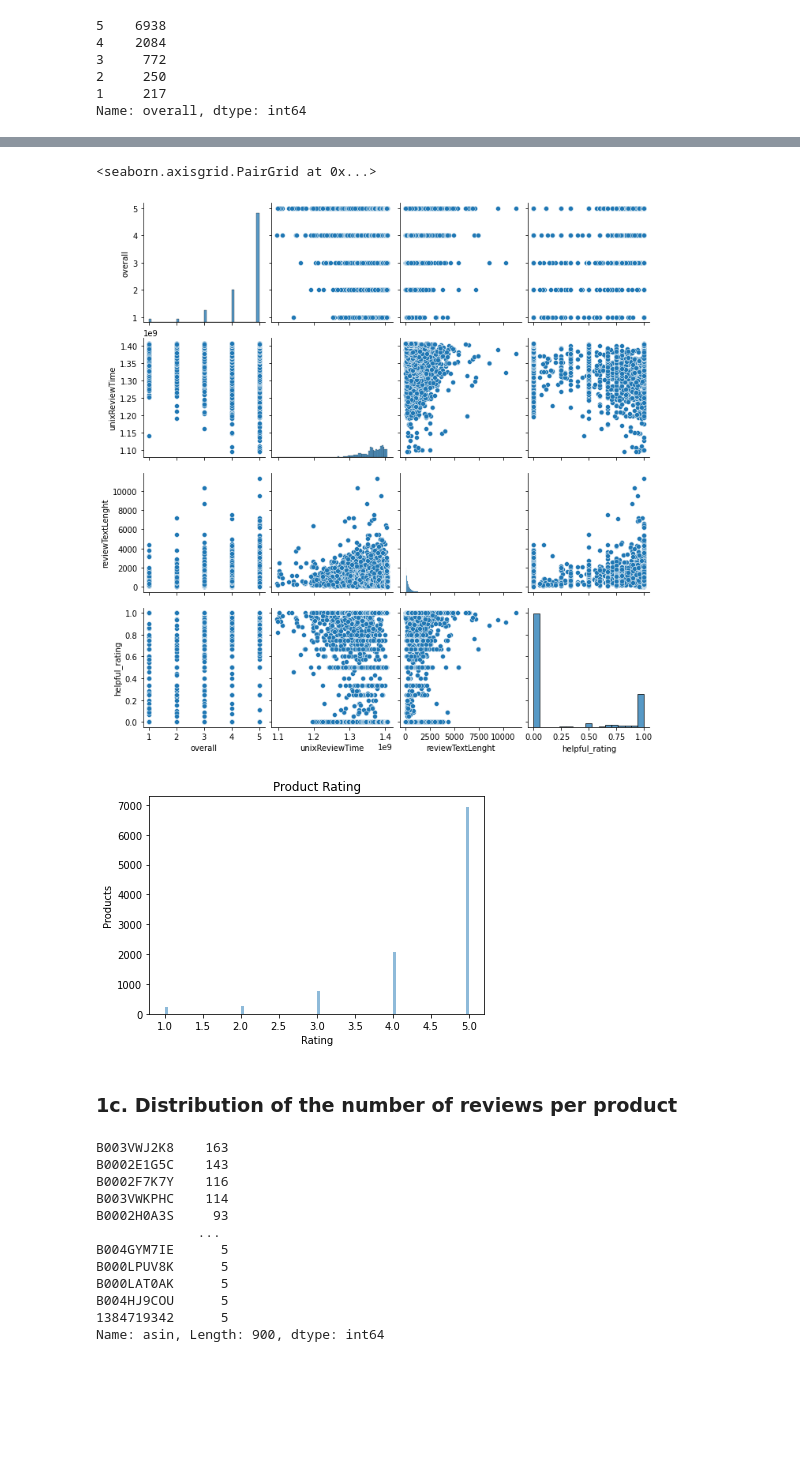
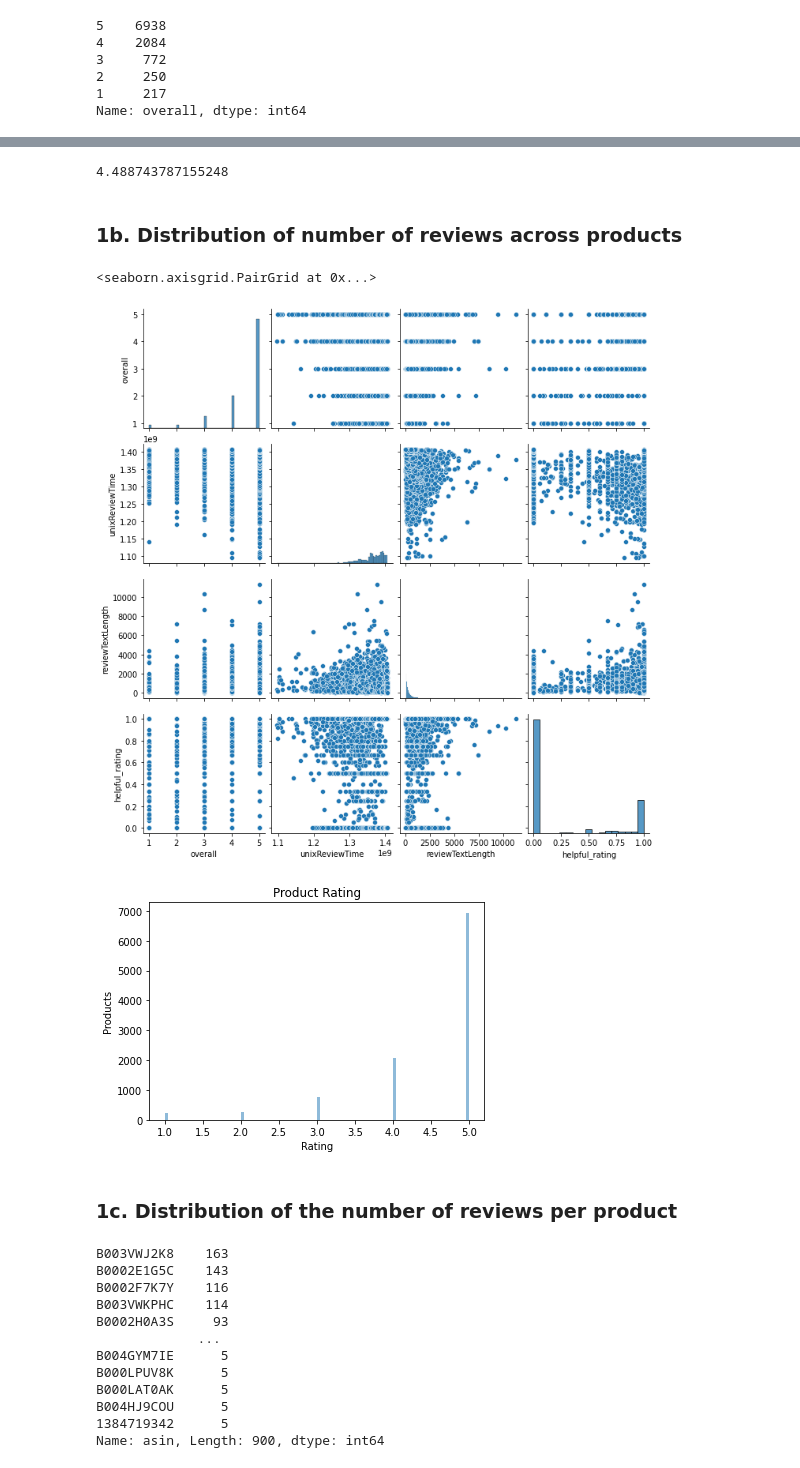
Before and after one commit to naromerol/S3-COMP262, a Jupyter notebook: Project/COMP262_NLP_Project.ipynb, the cells around one changed output, grey strips where cells are left out. Saved outputs shown, nothing was run; the diff lists cells and outputs as text; code cells hidden in the pictures; blank space fills up the shorter version.

```diff
--- a/Project/COMP262_NLP_Project.ipynb
+++ b/Project/COMP262_NLP_Project.ipynb
@@ -102,33 +94,39 @@ df['overall'].mean()
-# %%
-import seaborn as sns
-import matplotlib.pyplot as plt
-
-### Create auxiliary review text lenght column
-df['reviewTextLenght'] = df['reviewText'].apply(len)
-
-### Create auxiliary helpful rating field
-def create_helpful_rating(value):
-    if(value[1] > 0):
-        return value[0]/value[1]
-    return 0
-
-df['helpful_rating'] = df['helpful'].apply(create_helpful_rating)
-
-sns.pairplot(df)
-# %% [output]
-<seaborn.axisgrid.PairGrid at 0x...>
-[figure, removed]
-# %%
-num_bin=100
-plt.hist(df['overall'],num_bin,alpha=0.5)
-plt.title('Product Rating')
-plt.xlabel("Rating")
-plt.ylabel("Products")
-plt.show()
-# %% [output]
-[figure, removed]
-# %% [markdown]
-### 1c. Distribution of the number of reviews per product
+# %%
+df['overall'].mean()
+# %% [output]
+4.488743787155248
+# %% [markdown]
+### 1b. Distribution of number of reviews across products
+# %%
+import seaborn as sns
+import matplotlib.pyplot as plt
+
+### Create auxiliary review text length column
+df['reviewTextLength'] = df['reviewText'].apply(len)
+
+### Create auxiliary helpful rating field
+def create_helpful_rating(value):
+    if(value[1] > 0):
+        return value[0]/value[1]
+    return 0
+
+df['helpful_rating'] = df['helpful'].apply(create_helpful_rating)
+
+sns.pairplot(df)
+# %% [output]
+<seaborn.axisgrid.PairGrid at 0x...>
+[figure, added]
+# %%
+num_bin=100
+plt.hist(df['overall'],num_bin,alpha=0.5)
+plt.title('Product Rating')
+plt.xlabel("Rating")
+plt.ylabel("Products")
+plt.show()
+# %% [output]
+[figure, added]
+# %% [markdown]
+### 1c. Distribution of the number of reviews per product
 # %%
 # Frequency for products
 df.asin.value_counts()
```
Also changed, not shown: parts of 71 cells of this notebook, 13 other files.
